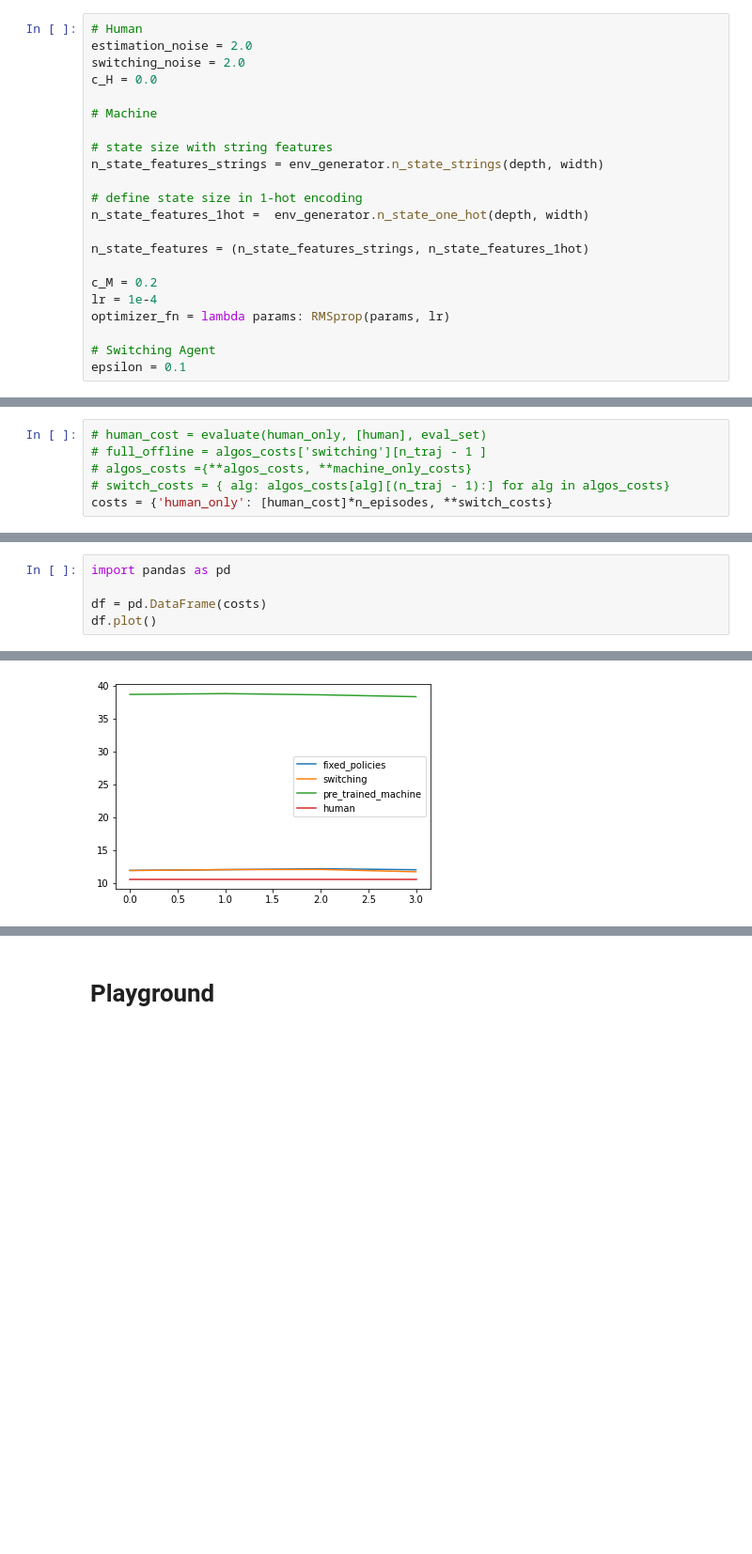
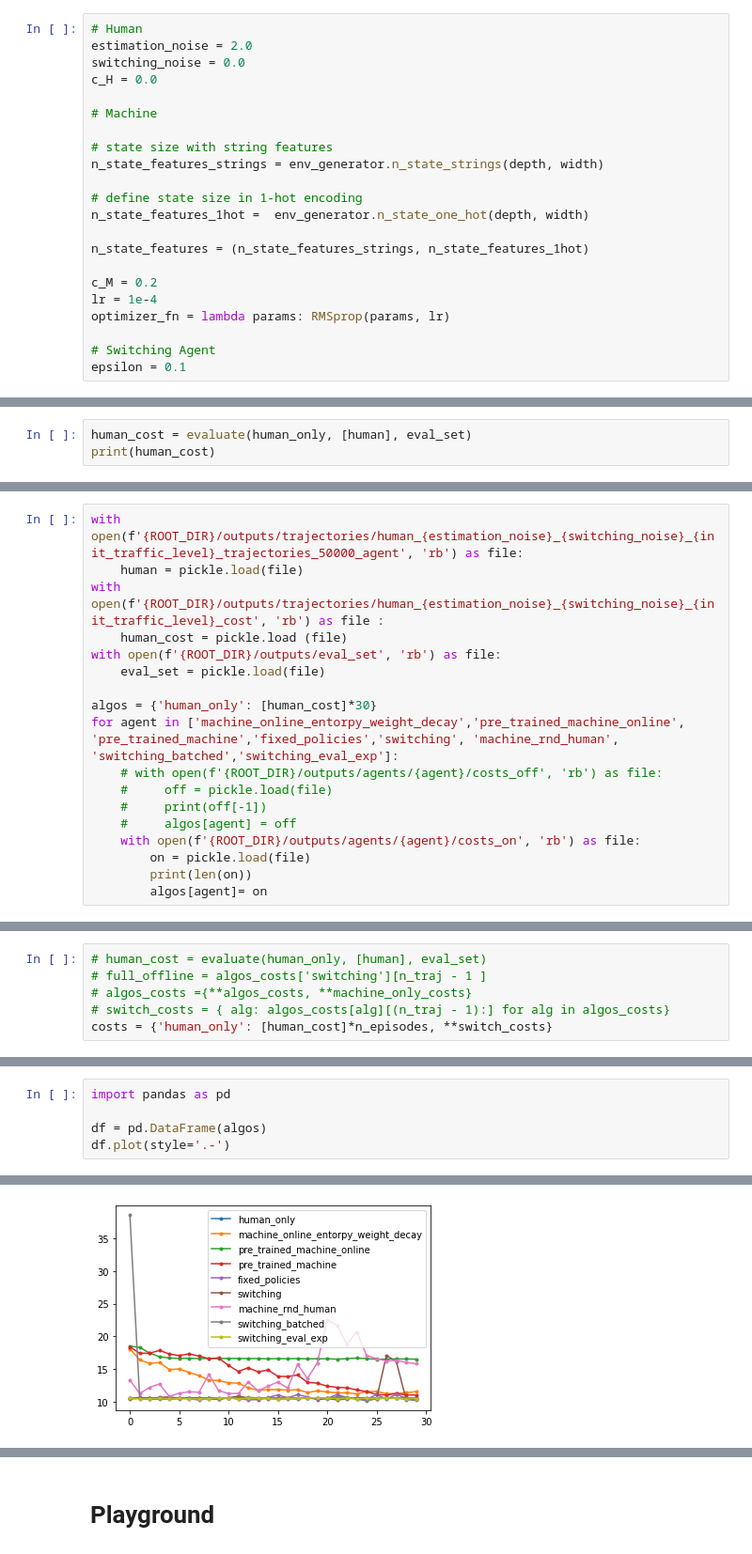
Before and after one commit to ElenStr/human-machine-switching, a Jupyter notebook: run_experiments.ipynb, the cells around one changed output, grey strips where cells are left out. Shown at 94% size. Saved outputs shown, nothing was run; the diff lists cells and outputs as text; blank space fills up the shorter version.

Commit message:
experimental plots

```diff
--- a/run_experiments.ipynb
+++ b/run_experiments.ipynb
@@ -37,7 +37,7 @@ n_actions = 3
 # %%
 # Human
 estimation_noise = 2.0
-switching_noise = 2.0
+switching_noise = 0.0
 c_H = 0.0
 
 # Machine
@@ -130,0 +121,3 @@ Wall time: 11min 10s
+# %%
+human_cost = evaluate(human_only, [human], eval_set)
+print(human_cost)
@@ -148,2 +155,20 @@ Wall time: 19min 45s
 # %% [markdown]
 ## Evaluate Performance
+# %%
+with open(f'{ROOT_DIR}/outputs/trajectories/human_{estimation_noise}_{switching_noise}_{init_traffic_level}_trajectories_50000_agent', 'rb') as file:
+    human = pickle.load(file)
+with open(f'{ROOT_DIR}/outputs/trajectories/human_{estimation_noise}_{switching_noise}_{init_traffic_level}_cost', 'rb') as file :
+    human_cost = pickle.load (file)
+with open(f'{ROOT_DIR}/outputs/eval_set', 'rb') as file:
+    eval_set = pickle.load(file)
+
+algos = {'human_only': [human_cost]*30}
+for agent in ['machine_online_entorpy_weight_decay','pre_trained_machine_online', 'pre_trained_machine','fixed_policies','switching', 'machine_rnd_human', 'switching_batched','switching_eval_exp']:
+    # with open(f'{ROOT_DIR}/outputs/agents/{agent}/costs_off', 'rb') as file:
+    #     off = pickle.load(file)
+    #     print(off[-1])
+    #     algos[agent] = off
+    with open(f'{ROOT_DIR}/outputs/agents/{agent}/costs_on', 'rb') as file:
+        on = pickle.load(file)
+        print(len(on))
+        algos[agent]= on
@@ -168,8 +215,8 @@ costs.
 # %%
 import pandas as pd
 
-df = pd.DataFrame(costs)
-df.plot()
+df = pd.DataFrame(algos)
+df.plot(style='.-')
 # %% [output]
 <AxesSubplot:>
-[figure, old version]
+[figure, new version]
```
Also changed, not shown: parts of 26 cells of this notebook, 2 other files.
